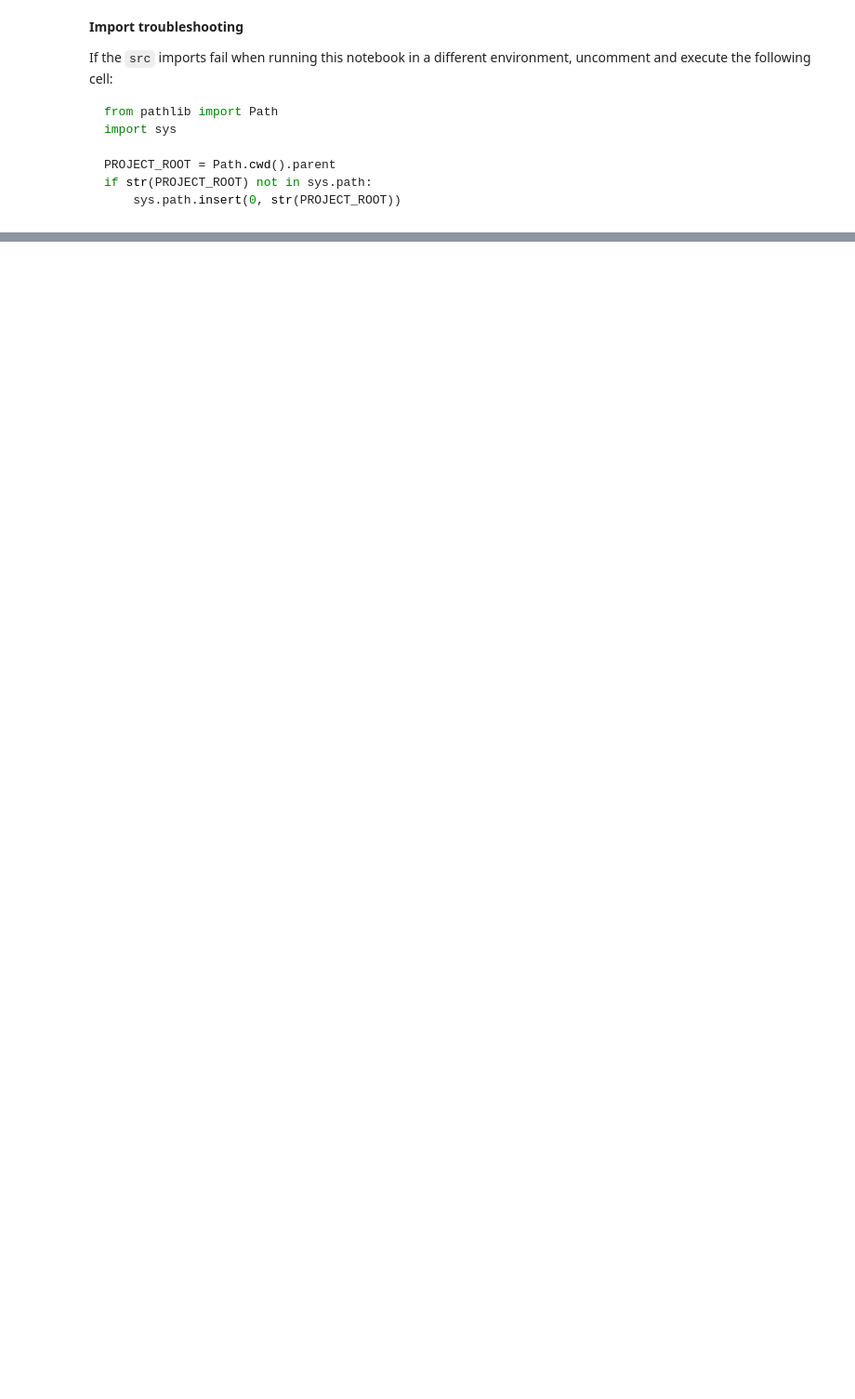
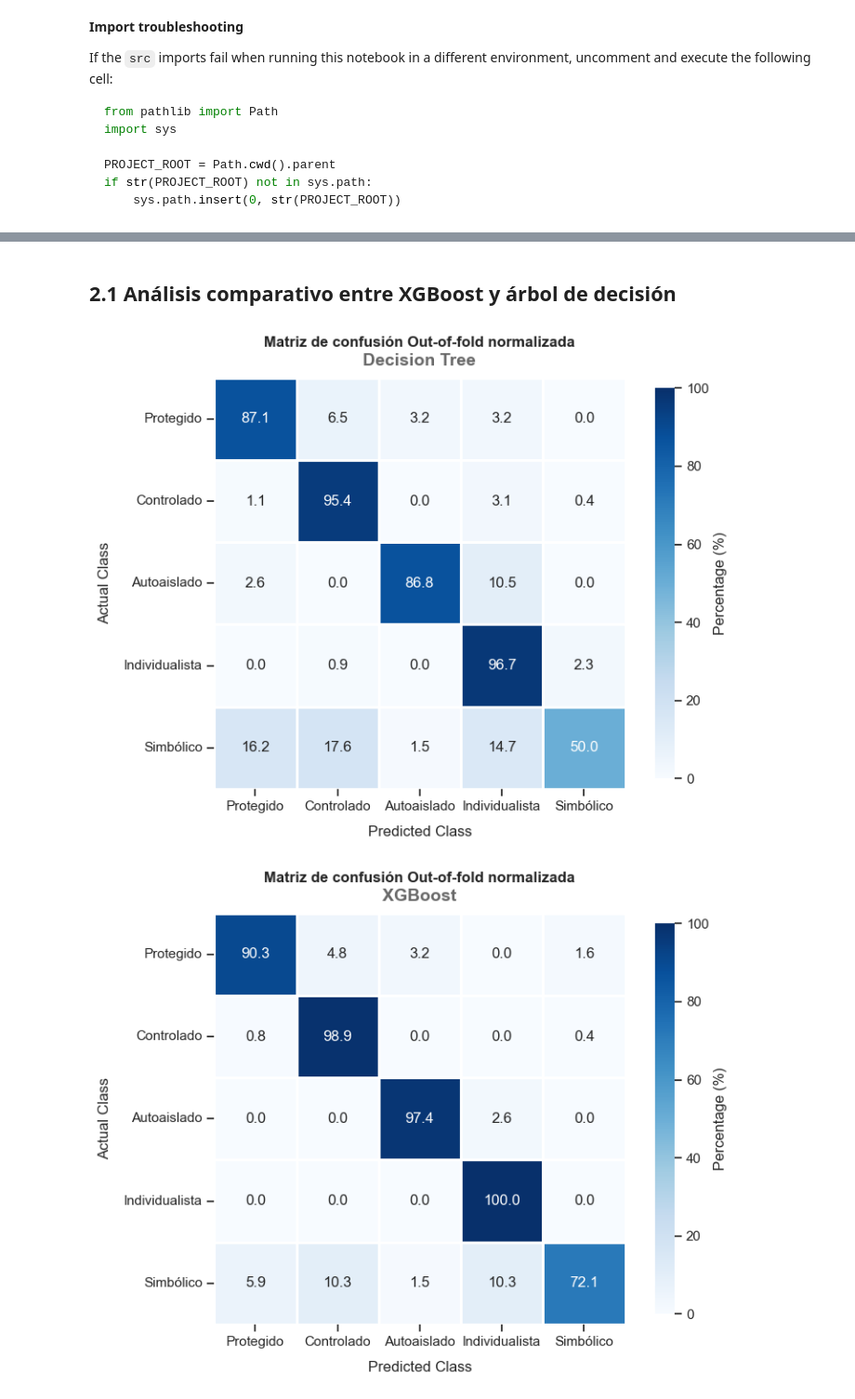
Before and after one commit to davidfernxndez/urban-residential-classification, a Jupyter notebook: notebooks/04_Performance_results_analysis.ipynb, the cells around one changed output, grey strips where cells are left out. Shown at 93% size. Drawn from its saved outputs; the diff is of its cells as text; code cells hidden in the pictures; blank space fills up the shorter version.

```diff
--- a/notebooks/04_Performance_results_analysis.ipynb
+++ b/notebooks/04_Performance_results_analysis.ipynb
@@ -72,0 +146,22 @@ random.seed(SEED)
+# %% [markdown]
+<a id="arbol"></a>
+## 2.1 Análisis comparativo entre XGBoost y árbol de decisión
+# %%
+models_name = ["Decision_Tree", "XGBoost"]
+list_metrics_df = []
+for model in models_name:
+    # Read confusion matrix file
+    confusion_matrix_df = pd.read_csv(results_folder / model / f"{model}_confusion_matrix.csv", index_col=0)
+
+    # Read class metric file
+    list_metrics_df.append(pd.read_csv(results_folder/ model / f"{model}_class_metrics.csv"))
+
+    # Plot Confusion Matrix
+    _ = plot_confusion_matrix(confusion_matrix_df, label_map=cfg.TARGET_LABEL_MAP, model_name=model)
+
+# Concatenate class metrics files and plot visualizations
+class_metrics_df = pd.concat(list_metrics_df, ignore_index=True)
+_ = compare_class_metrics(class_metrics_df, models_name[0], models_name[1], label_map=cfg.TARGET_LABEL_MAP)
+# %% [output]
+[figure, added]
+[figure, added]
```
Also changed, not shown: parts of 14 cells of this notebook, 17 other files.
